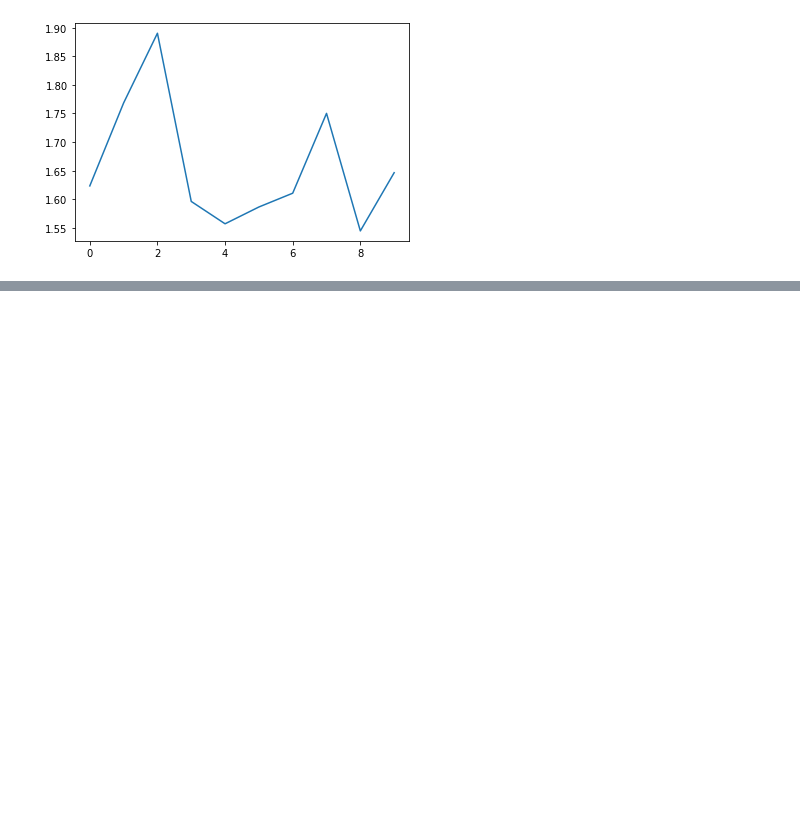
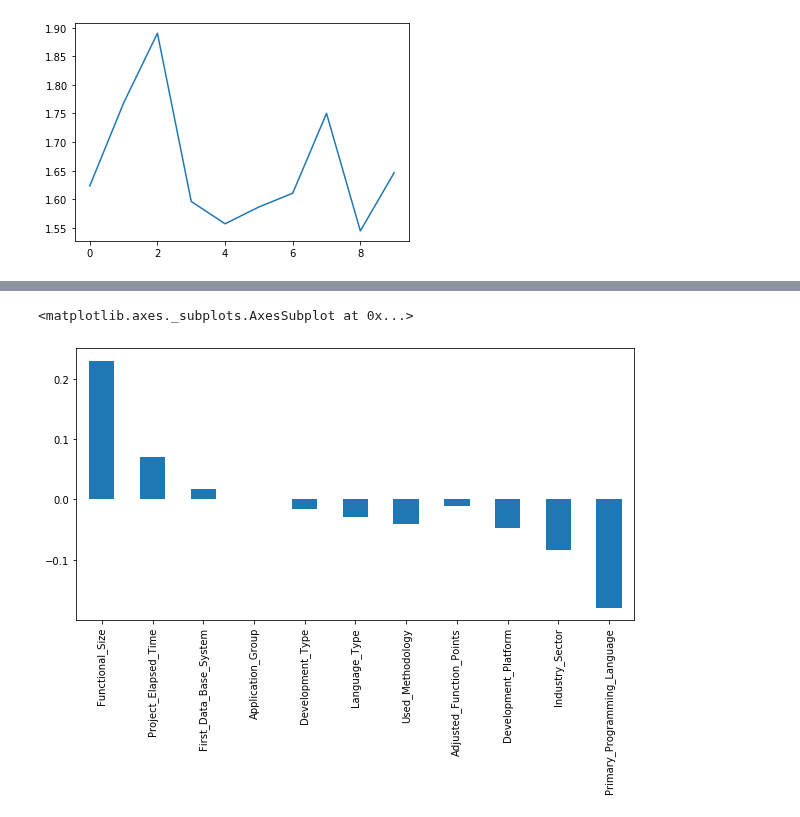
Before and after one commit to ivanajenjo/TFG, a Jupyter notebook: src/import_filter.ipynb, the cells around one changed output, grey strips where cells are left out. Drawn from its saved outputs; the diff is of its cells as text; code cells hidden in the pictures; blank space fills up the shorter version.

```diff
--- a/src/import_filter.ipynb
+++ b/src/import_filter.ipynb
@@ -115,3 +135,8 @@ mrmr.plot.bar(figsize=(10, 6))
+# %%
+mrmr.plot.bar(figsize=(10, 5))
+# %% [output]
+<matplotlib.axes._subplots.AxesSubplot at 0x...>
+[figure, added]
 # %%
 testing = select_features.calc_mi_scikit(df['1st Data Base System'], df['Adjusted Function Points'])
 print(testing)
```
Also changed, not shown: parts of 3 cells of this notebook, 2 other files.
